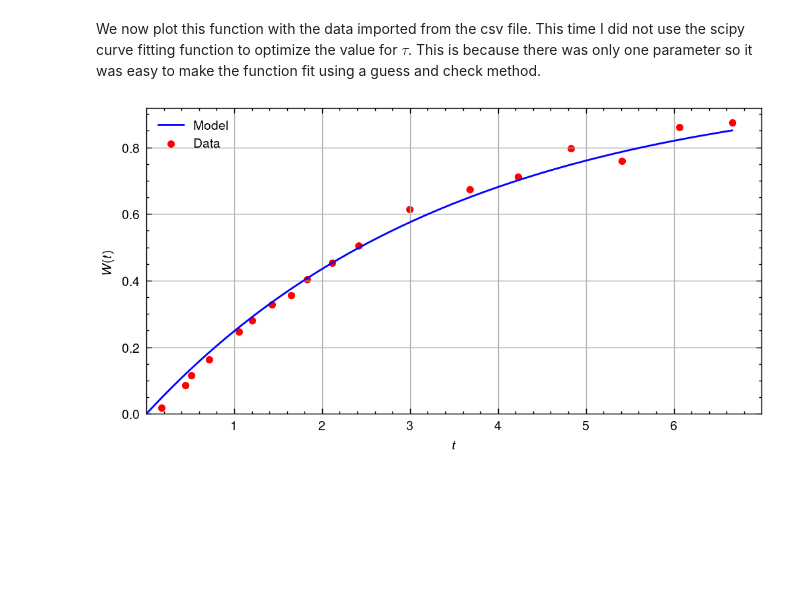
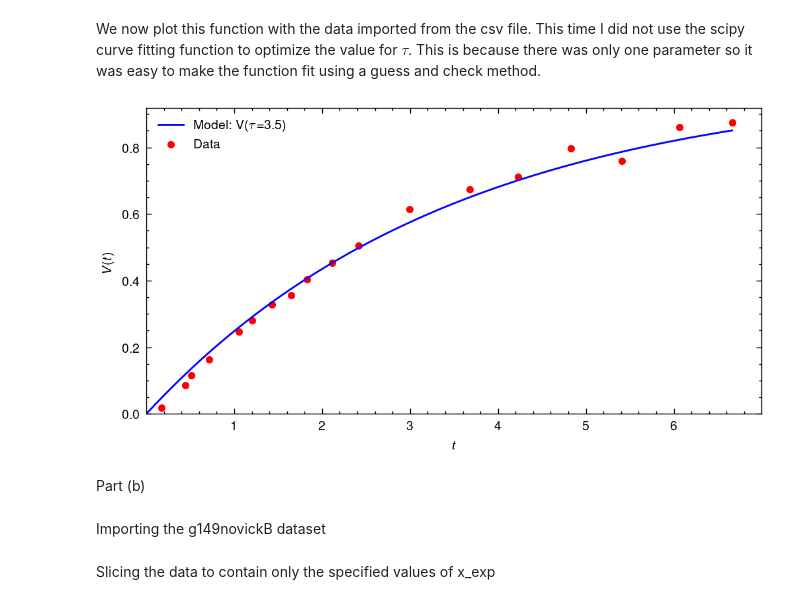
Before and after one commit to gkerr708/PHYC_2050, a Jupyter notebook: Assignments/Assignment2/gavin_kerr_assignment2.ipynb, the cells around one changed output. Drawn from its saved outputs; the diff is of its cells as text; code cells hidden in the pictures; blank space fills up the shorter version.

```diff
--- a/Assignments/Assignment2/gavin_kerr_assignment2.ipynb
+++ b/Assignments/Assignment2/gavin_kerr_assignment2.ipynb
@@ -119,7 +136,7 @@ _=plt.show() # displays the plot
 # %% [markdown]
 First we import our bacteria csv file and break the dataframe down into arrays for our two variables.
 # %%
-df = pd.read_csv("bacteria.csv")
+df = pd.read_csv("g149novickA.csv")
 x_exp, y_exp = np.array(df.x), np.array(df.y)
 # %% [markdown]
 Next we are asked to plot the experimental data alongside the function $V(t)$. So first we define our function
@@ -130,15 +147,20 @@ def v(t, tau = 1):
 We now plot this function with the data imported from the csv file. This time I did not use the scipy curve fitting function to optimize the value for $\tau$. This is because there was only one parameter so it was easy to make the function fit using a guess and check method.
 # %%
 t = np.linspace(0,max(x_exp),200) # creats an array of values for t, this will be the independent variable against which W will be  plotted
+tau = 3.5
 fig, ax = plt.subplots(1,1, figsize=(6,3), dpi=200) # creates a figure with one plot
-ax.plot(t, v(t,tau=3.5), color='blue', label="Model") # here the function v(t) is plotted, the parameter tau was chosen to be equal to 3.5 using guess and check method
+ax.plot(t, v(t,tau=tau), color='blue', label=rf"Model: V($\tau$={tau})") # here the function v(t) is plotted, the parameter tau was chosen to be equal to 3.5 using guess and check method
 ax.scatter(x_exp, y_exp, color='red', label="Data") # plots the experimental data
 ax.set_xlabel(r"$t$")  # labels the x & y axis
-ax.set_ylabel(r"$W(t)$")
+ax.set_ylabel(r"$V(t)$")
 ax.set_xlim(0.00001) # sets the x and y axis so there is one 0 at the origian, this is purely cosmetic
 ax.set_ylim(0)
-plt.grid() # displays a gird on the plot
+#plt.grid() # displays a gird on the plot
 plt.legend() # displays the legend speficied by the label arguments passed through the scatter and plot functions
 _=plt.show() # displays the plot
 # %% [output]
-[figure, old version]
+[figure, new version]
+# %% [markdown]
+Part (b)
+# %% [markdown]
+Importing the g149novickB dataset
@@ -144,0 +170,2 @@ _=plt.show() # displays the plot
+# %% [markdown]
+Slicing the data to contain only the specified values of x_exp
```
Also changed, not shown: parts of 18 cells of this notebook, 3 other files.
